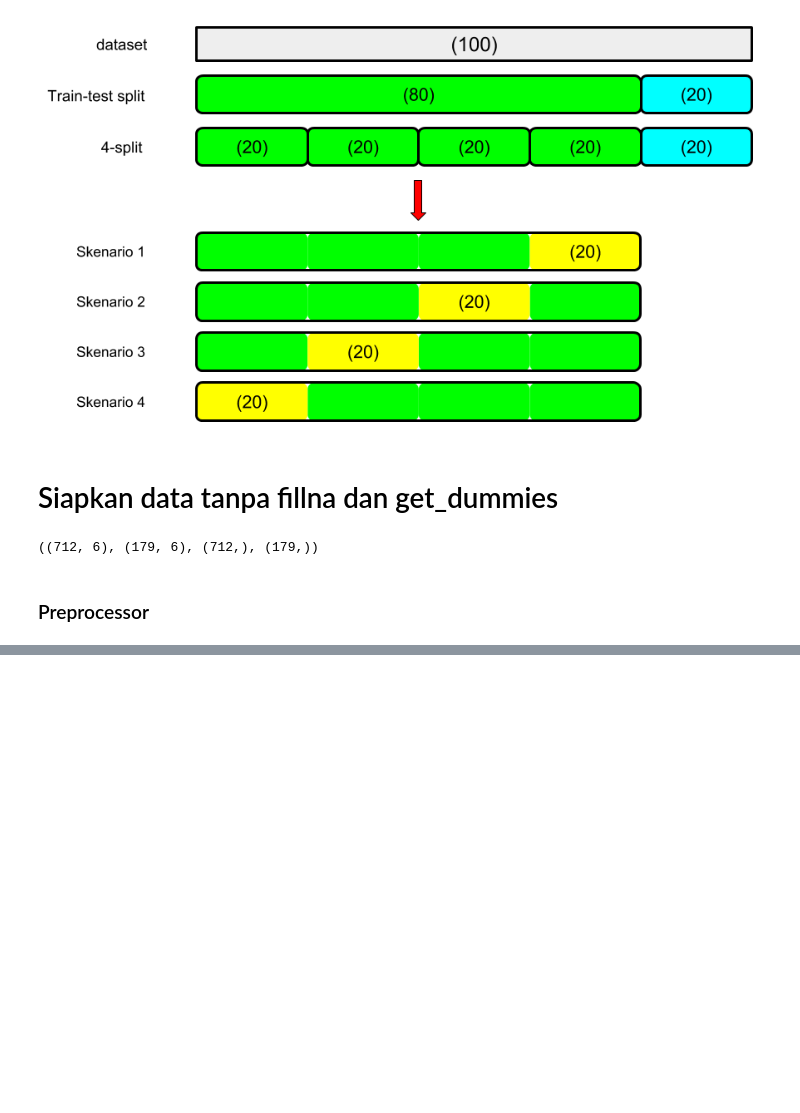
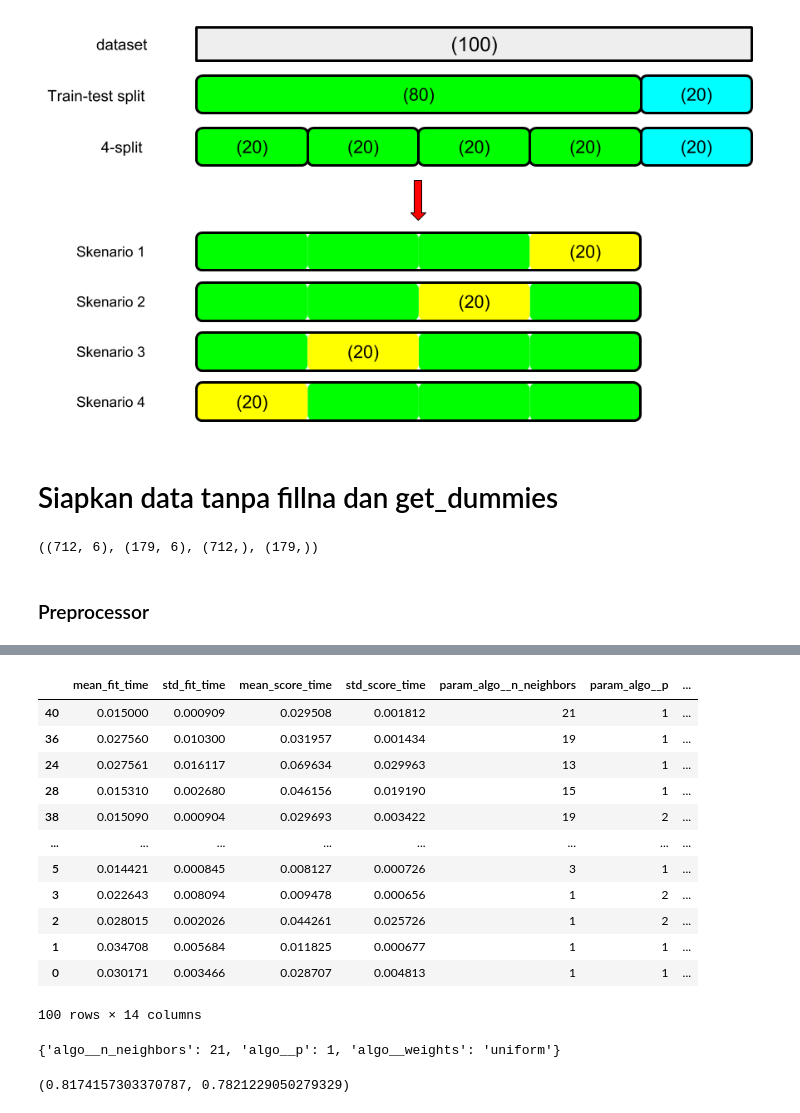
Before and after one commit to HekalMaulana/ML-REGRESI_KLASIFIKASI-LAB, a Jupyter notebook: 04 - KNN & Scikit-learn/Part 3 - Scikit-Learn Pipeline And Workflow.ipynb, the cells around one changed output, grey strips where cells are left out. Cells and saved outputs as stored; diff of their text form; code cells hidden in the pictures; blank space fills up the shorter version.

Commit message:
Commit 7 : Tuning & Cross Validation with GridSearchCV

```diff
--- a/04 - KNN & Scikit-learn/Part 3 - Scikit-Learn Pipeline And Workflow.ipynb
+++ b/04 - KNN & Scikit-learn/Part 3 - Scikit-Learn Pipeline And Workflow.ipynb
@@ -49,0 +60,5 @@ from sklearn.compose import ColumnTransformer
+# %%
+preprocessor = ColumnTransformer([
+    ("numeric", numerical_pipeline, ["SibSp", "Parch", "Fare"]),
+    ("categoric", categorical_pipeline, ["Pclass", "Sex", "Embarked"])
+])
@@ -49,0 +69,7 @@ from sklearn.compose import ColumnTransformer
+# %%
+pipeline = Pipeline([
+    ("prep", preprocessor),
+    ("algo", KNeighborsClassifier())
+])
+# %%
+pipeline.fit(X_train, y_train)
@@ -49,0 +120,9 @@ from sklearn.compose import ColumnTransformer
+# %%
+parameter = {
+    "algo__n_neighbors": range(1, 51, 2),
+    "algo__weights": ["uniform", "distance"],
+    "algo__p": [1, 2]
+}
+
+model = GridSearchCV(pipeline, parameter, cv=3, n_jobs=-1, verbose=1)
+model.fit(X_train, y_train)
@@ -49,0 +148,24 @@ from sklearn.compose import ColumnTransformer
+# %%
+pd.DataFrame(model.cv_results_).sort_values("rank_test_score")
+# %% [output]
+|  | mean_fit_time | std_fit_time | mean_score_time | std_score_time | param_algo__n_neighbors | param_algo__p | ... |
+| 40 | 0.015000 | 0.000909 | 0.029508 | 0.001812 | 21 | 1 | ... |
+| 36 | 0.027560 | 0.010300 | 0.031957 | 0.001434 | 19 | 1 | ... |
+| 24 | 0.027561 | 0.016117 | 0.069634 | 0.029963 | 13 | 1 | ... |
+| 28 | 0.015310 | 0.002680 | 0.046156 | 0.019190 | 15 | 1 | ... |
+| 38 | 0.015090 | 0.000904 | 0.029693 | 0.003422 | 19 | 2 | ... |
+| ... | ... | ... | ... | ... | ... | ... | ... |
+| 5 | 0.014421 | 0.000845 | 0.008127 | 0.000726 | 3 | 1 | ... |
+| 3 | 0.022643 | 0.008094 | 0.009478 | 0.000656 | 1 | 2 | ... |
+| 2 | 0.028015 | 0.002026 | 0.044261 | 0.025726 | 1 | 2 | ... |
+| 1 | 0.034708 | 0.005684 | 0.011825 | 0.000677 | 1 | 1 | ... |
+| 0 | 0.030171 | 0.003466 | 0.028707 | 0.004813 | 1 | 1 | ... |
+100 rows × 14 columns
+# %%
+model.best_params_
+# %% [output]
+{'algo__n_neighbors': 21, 'algo__p': 1, 'algo__weights': 'uniform'}
+# %%
+model.score(X_train, y_train), model.score(X_test, y_test)
+# %% [output]
+(0.8174157303370787, 0.7821229050279329)
```
Also changed, not shown: parts of 9 cells of this notebook.
